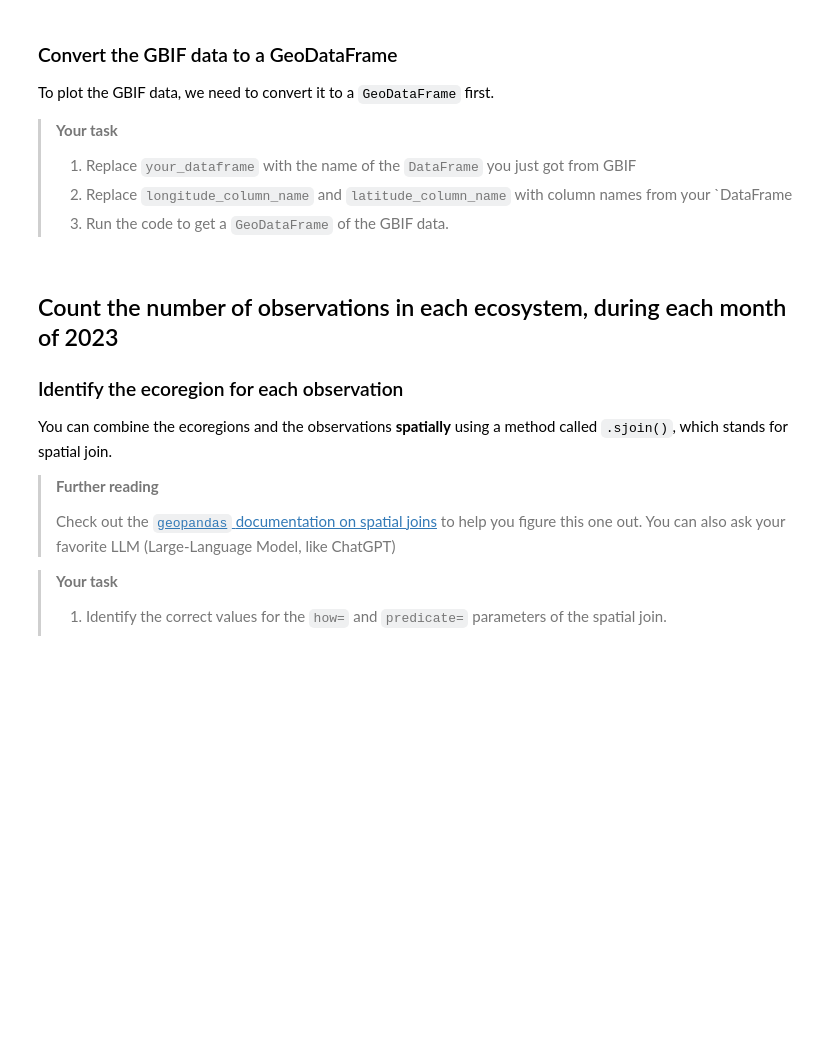
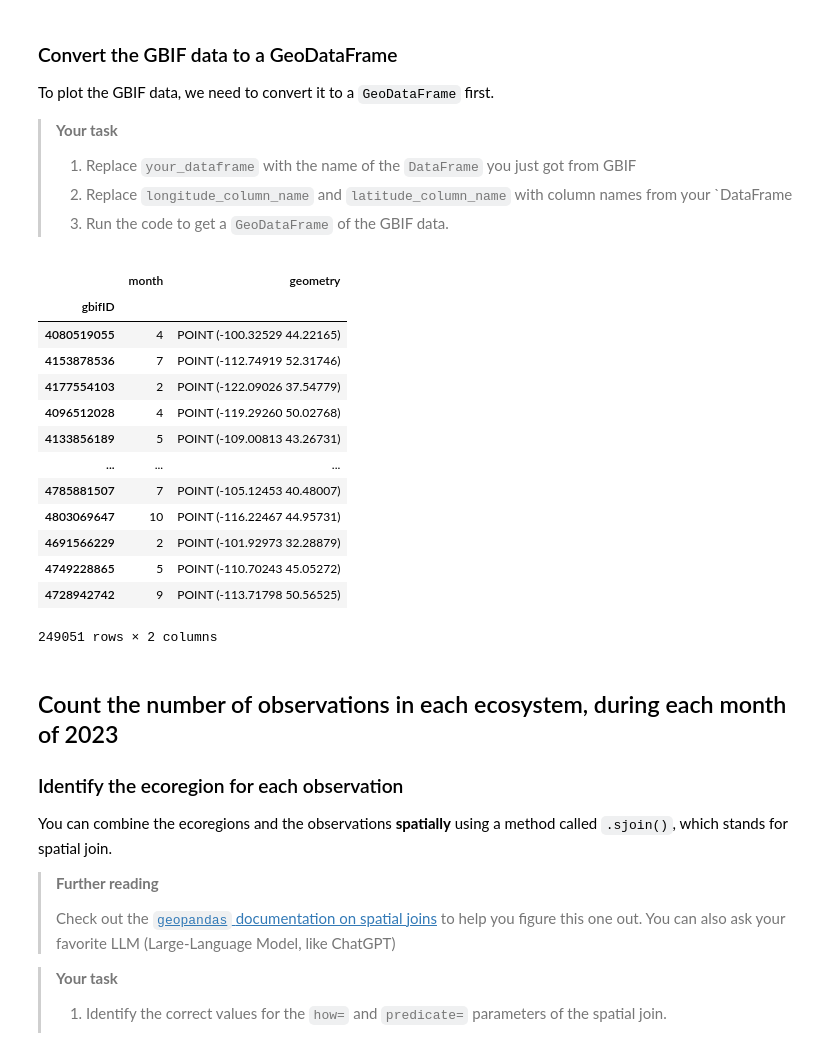
Before and after one commit to cu-esiil-edu/stars-02-species-distribution-tes-ani, a Jupyter notebook: species-distribution.ipynb, the cells around one changed output. Drawn from its saved outputs; the diff is of its cells as text; code cells hidden in the pictures; blank space fills up the shorter version.

```diff
--- a/species-distribution.ipynb
+++ b/species-distribution.ipynb
@@ -398,15 +398,30 @@ To plot the GBIF data, we need to convert it to a `GeoDataFrame` first.
 # %%
 gbif_gdf = (
     gpd.GeoDataFrame(
-        your_dataframe,
+        gbif_df,
         geometry=gpd.points_from_xy(
-            your_dataframe.longitude_column_name,
-            your_dataframe.latitude_column_name),
+            gbif_df.decimalLongitude,
+            gbif_df.decimalLatitude),
         crs="EPSG:4326")
     # Select the desired columns
-    [[]]
+    [['month', 'geometry']]
 )
 gbif_gdf
+# %% [output]
+|  | month | geometry |
+| gbifID |  |  |
+| 4080519055 | 4 | POINT (-100.32529 44.22165) |
+| 4153878536 | 7 | POINT (-112.74919 52.31746) |
+| 4177554103 | 2 | POINT (-122.09026 37.54779) |
+| 4096512028 | 4 | POINT (-119.29260 50.02768) |
+| 4133856189 | 5 | POINT (-109.00813 43.26731) |
+| ... | ... | ... |
+| 4785881507 | 7 | POINT (-105.12453 40.48007) |
+| 4803069647 | 10 | POINT (-116.22467 44.95731) |
+| 4691566229 | 2 | POINT (-101.92973 32.28879) |
+| 4749228865 | 5 | POINT (-110.70243 45.05272) |
+| 4728942742 | 9 | POINT (-113.71798 50.56525) |
+249051 rows × 2 columns
 # %% [markdown]
 ## Count the number of observations in each ecosystem, during each month of 2023
 
```
Also changed, not shown: parts of 1 cell of this notebook.
